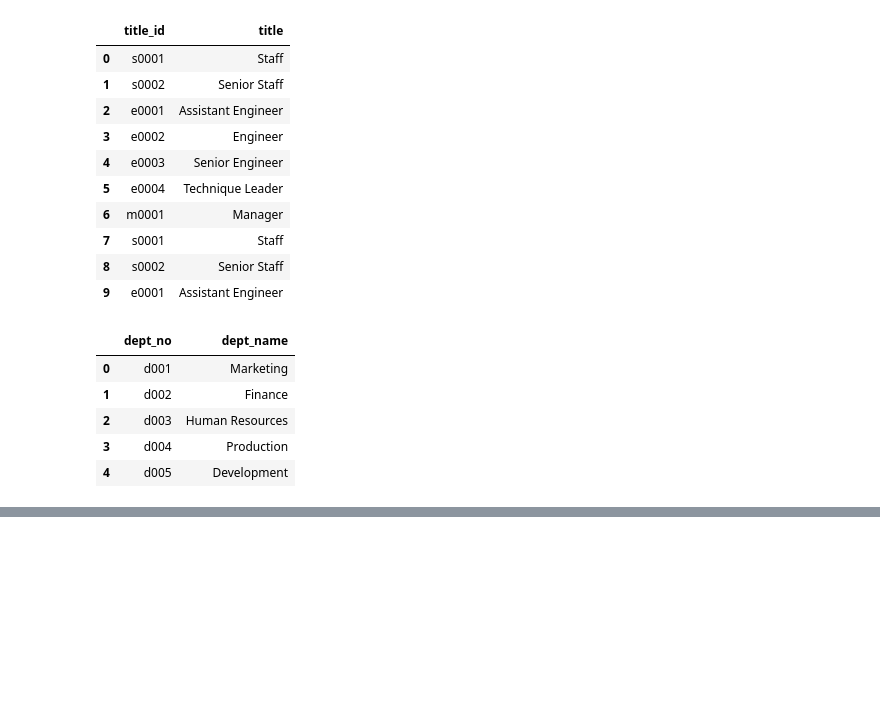
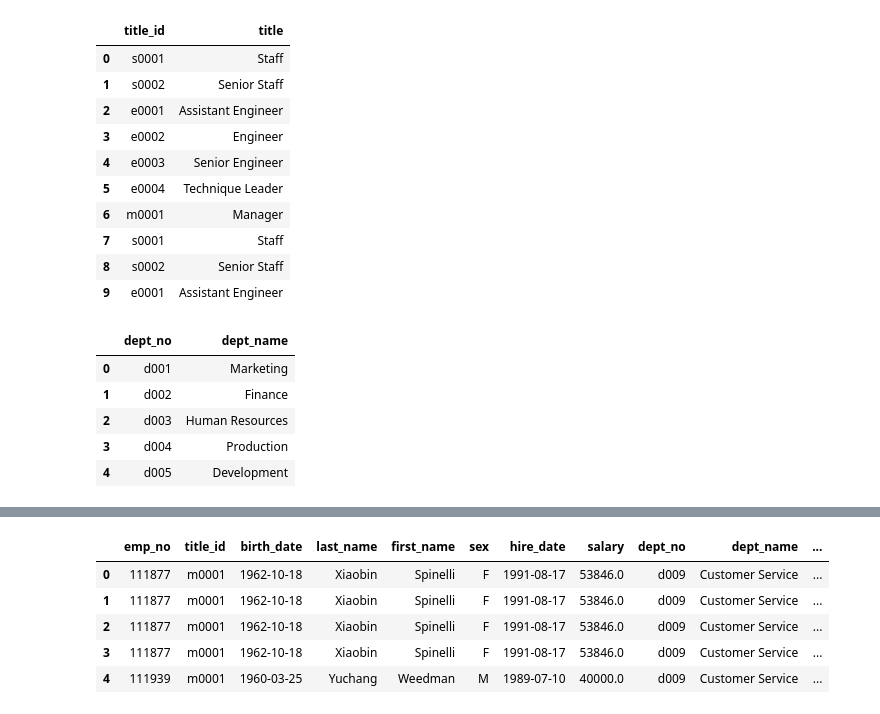
Before and after one commit to mychele-larson/SQL-challenge, a Jupyter notebook: Employee_SQL/BONUS.ipynb, the cells around one changed output, grey strips where cells are left out. Drawn from its saved outputs; the diff is of its cells as text; code cells hidden in the pictures; blank space fills up the shorter version.

```diff
--- a/Employee_SQL/BONUS.ipynb
+++ b/Employee_SQL/BONUS.ipynb
@@ -63,0 +61,3 @@ department.head()
+# %%
+dept_manager = pd.read_sql("SELECT * FROM dept_manager", connection)
+dept_manager.head()
@@ -63,0 +111,10 @@ department.head()
+# %%
+complete_data = final_data.merge(titles, on='title_id')
+complete_data.head()
+# %% [output]
+|  | emp_no | title_id | birth_date | last_name | first_name | sex | hire_date | salary | dept_no | dept_name | ... |
+| 0 | 111877 | m0001 | 1962-10-18 | Xiaobin | Spinelli | F | 1991-08-17 | 53846.0 | d009 | Customer Service | ... |
+| 1 | 111877 | m0001 | 1962-10-18 | Xiaobin | Spinelli | F | 1991-08-17 | 53846.0 | d009 | Customer Service | ... |
+| 2 | 111877 | m0001 | 1962-10-18 | Xiaobin | Spinelli | F | 1991-08-17 | 53846.0 | d009 | Customer Service | ... |
+| 3 | 111877 | m0001 | 1962-10-18 | Xiaobin | Spinelli | F | 1991-08-17 | 53846.0 | d009 | Customer Service | ... |
+| 4 | 111939 | m0001 | 1960-03-25 | Yuchang | Weedman | M | 1989-07-10 | 40000.0 | d009 | Customer Service | ... |
```
Also changed, not shown: parts of 12 cells of this notebook.
